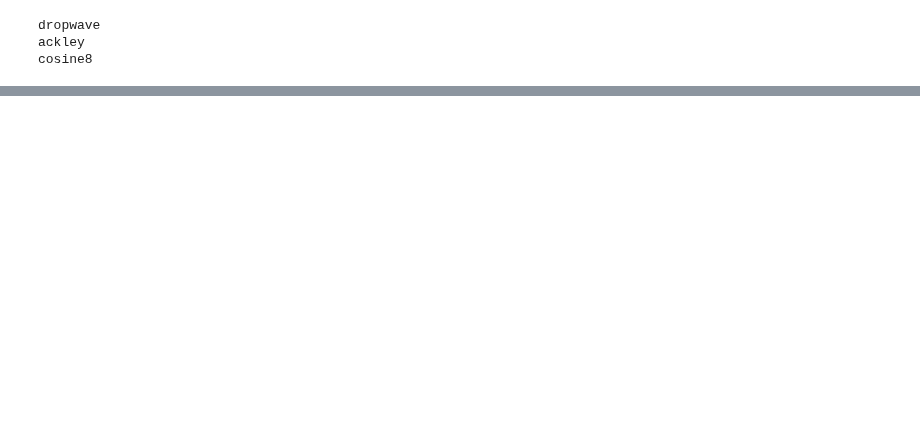
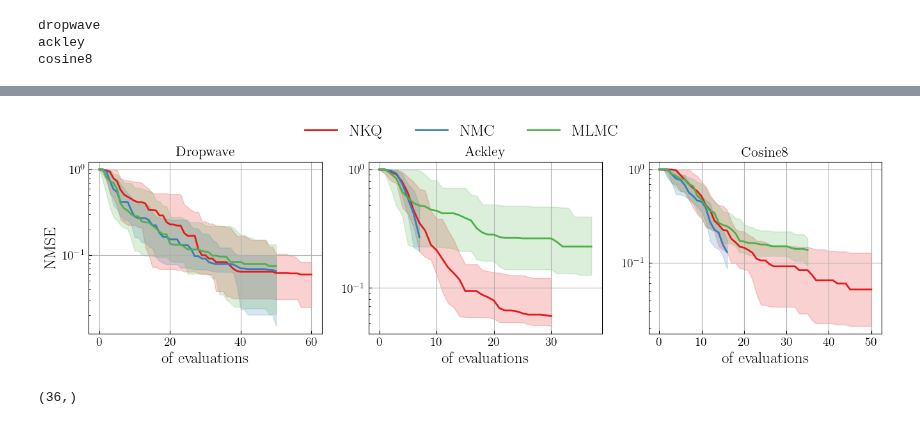
Before and after one commit to hudsonchen/nest_bq, a Jupyter notebook: plotting_notebooks/bo.ipynb, the cells around one changed output, grey strips where cells are left out. Cells and saved outputs as stored; diff of their text form; code cells hidden in the pictures; blank space fills up the shorter version.

```diff
--- a/plotting_notebooks/bo.ipynb
+++ b/plotting_notebooks/bo.ipynb
@@ -157,0 +158,25 @@ plt.show()
+# %%
+fig, axs = plt.subplots(1, len(dataset_all), figsize=(16, 3.5))
+
+for i, d in enumerate(dataset_all):
+    axs[i].grid(True)
+    axs[i].plot(np.arange(all_dict[d]['kq']['kq_cost_median'].shape[0]), all_dict[d]['kq']['kq_nmse_median'], label=f'NKQ', color=cmap.colors[0])
+    axs[i].fill_between(np.arange(all_dict[d]['kq']['kq_cost_median'].shape[0]), all_dict[d]['kq']['kq_nmse_q25'], all_dict[d]['kq']['kq_nmse_q75'], alpha=0.2, color=cmap.colors[0])
+    axs[i].plot(np.arange(all_dict[d]['mc']['mc_cost_median'].shape[0]), all_dict[d]['mc']['mc_nmse_median'], label=f'NMC', color=cmap.colors[1])
+    axs[i].fill_between(np.arange(all_dict[d]['mc']['mc_cost_median'].shape[0]), all_dict[d]['mc']['mc_nmse_q25'], all_dict[d]['mc']['mc_nmse_q75'], alpha=0.2, color=cmap.colors[1])
+    axs[i].plot(np.arange(all_dict[d]['mlmc']['mlmc_cost_median'].shape[0]), all_dict[d]['mlmc']['mlmc_nmse_median'], label=f'MLMC', color=cmap.colors[2])
+    axs[i].fill_between(np.arange(all_dict[d]['mlmc']['mlmc_cost_median'].shape[0]), all_dict[d]['mlmc']['mlmc_nmse_q25'], all_dict[d]['mlmc']['mlmc_nmse_q75'], alpha=0.2, color=cmap.colors[2])
+    axs[i].set_xlabel(' of evaluations')
+    axs[i].set_yscale('log')
+    if i == 0:
+        axs[i].set_ylabel('NMSE')
+        axs[i].legend(ncol=3, bbox_to_anchor=(1.6, 1.05), loc='lower center')
+    axs[i].set_title(title_name[d])
+plt.savefig('../figures/bo_iter_nmse.pdf', bbox_inches='tight')
+plt.show()
+# %% [output]
+[figure, added]
+# %%
+all_dict[d]['mlmc']['mlmc_cost_median'].shape
+# %% [output]
+(36,)
```
Also changed, not shown: parts of 1 cell of this notebook, 8 other files.
